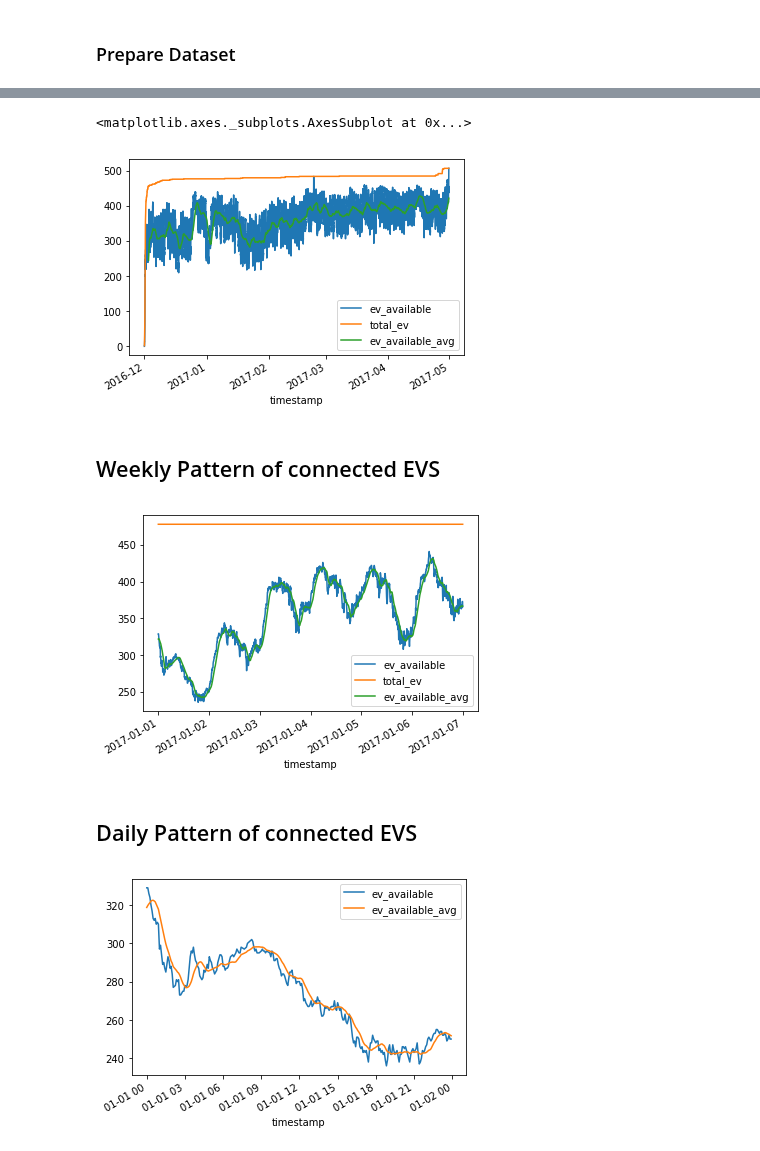
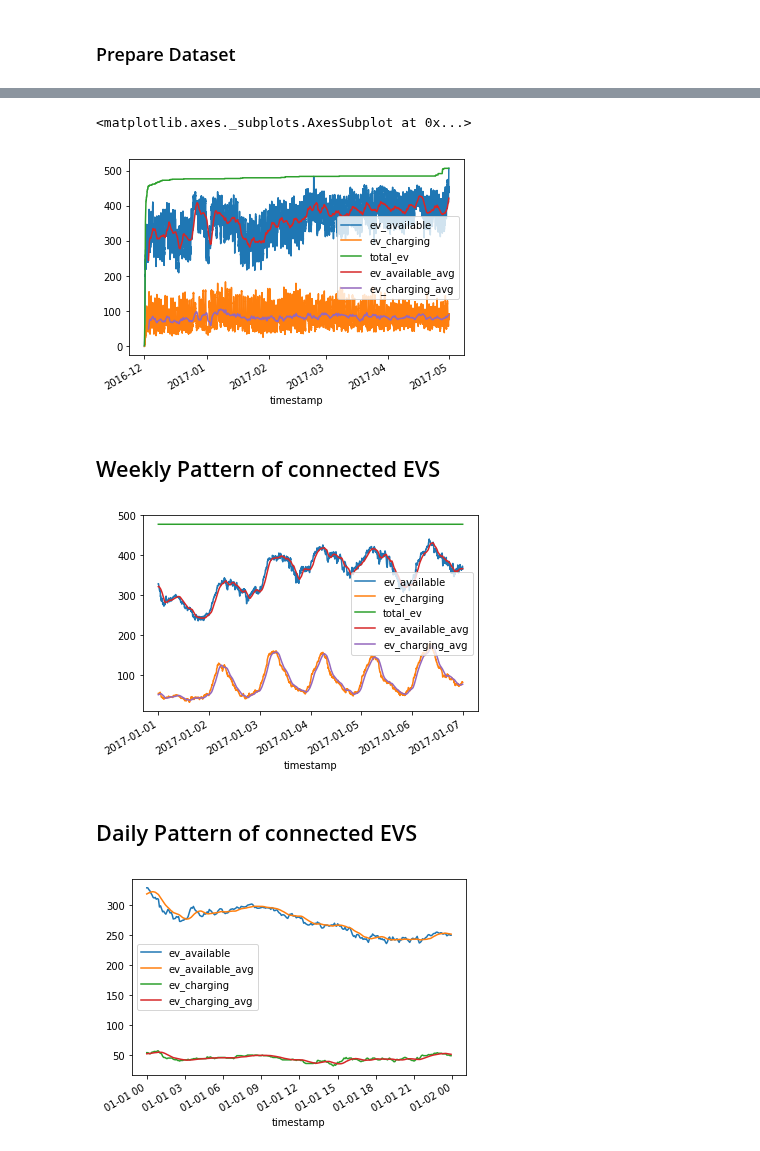
Before and after one commit to indyfree/FleetSim, a Jupyter notebook: notebooks/02-Car2Go.ipynb, the cells around one changed output, grey strips where cells are left out. Saved outputs shown, nothing was run; the diff lists cells and outputs as text; code cells hidden in the pictures.

```diff
--- a/notebooks/02-Car2Go.ipynb
+++ b/notebooks/02-Car2Go.ipynb
@@ -95,7 +73,7 @@ df.reset_index().set_index('start_time').sort_index().head(20000)
 # %%
 %%time
 available = set()
-charging = {}
+charging = set()
 total = set()
 
 df_charging = list()
@@ -107,15 +85,24 @@ for t in timeslots:
 
     evs_start = set(df[df['start_time'] == t].EV)
     total.update(evs_start)
+    # EVs start trip so make them non-available
     available.difference_update(evs_start)
-
-    evs_end = set(df[df['end_time'] == t].EV)
-    available.update(evs_end)
-
-    df_charging.append((t, len(available), len(total)))
+    charging.difference_update(evs_start)
 
 
-df_charging = pd.DataFrame(df_charging, columns=['timestamp', 'ev_available', 'total_ev'])
+    # EVs end trip so make them available
+    trips_end = df.loc[df['end_time'] == t]
+    available.update(set(trips_end.EV))
+
+    # Also track EVs which parked at a charging station
+    trips_end_charging = df.loc[(df['end_time'] == t) & (df['end_charging'] == 1)]
+    charging.update(set(trips_end_charging.EV))
+
+    # Save number of available EVs
+    df_charging.append((t, len(available), len(charging), len(total)))
+
+
+df_charging = pd.DataFrame(df_charging, columns=['timestamp', 'ev_available', 'ev_charging', 'total_ev'])
 df_charging.timestamp = df_charging.timestamp.apply(lambda x: datetime.fromtimestamp(x))
 df_charging = df_charging.set_index('timestamp').sort_index()
 # %% [output]
@@ -124,10 +111,11 @@ Wall time: 1min 21s
 # %%
 DAY = 12*24
 df_charging['ev_available_avg'] = df_charging['ev_available'].rolling(window=2*DAY).mean()
+df_charging['ev_charging_avg'] = df_charging['ev_charging'].rolling(window=2*DAY).mean()
 df_charging.plot()
 # %% [output]
 <matplotlib.axes._subplots.AxesSubplot at 0x...>
-[figure, old version]
+[figure, new version]
 # %% [markdown]
 ## Weekly Pattern of connected EVS
 # %%
@@ -135,9 +123,10 @@ start = df_charging.index.searchsorted(datetime(2017, 1, 1))
 end = df_charging.index.searchsorted(datetime(2017, 1, 7))
 
 df_charging['ev_available_avg'] = df_charging['ev_available'].rolling(window=int(DAY/12)).mean()
+df_charging['ev_charging_avg'] = df_charging['ev_charging'].rolling(window=int(DAY/12)).mean()
 df_charging.iloc[start:end].plot();
 # %% [output]
-[figure, old version]
+[figure, new version]
 # %% [markdown]
 ## Daily Pattern of connected EVS
 # %%
@@ -145,6 +134,7 @@ start = df_charging.index.searchsorted(datetime(2017, 1, 1))
 end = df_charging.index.searchsorted(datetime(2017, 1, 2))
 
 df_charging['ev_available_avg'] = df_charging['ev_available'].rolling(window=int(DAY/12/2)).mean()
-df_charging.iloc[start:end]['ev_available', 'ev_available_avg']].plot();
+df_charging['ev_charging_avg'] = df_charging['ev_charging'].rolling(window=int(DAY/12/2)).mean()
+df_charging.iloc[start:end][['ev_available', 'ev_available_avg', 'ev_charging', 'ev_charging_avg']].plot();
 # %% [output]
-[figure, old version]
+[figure, new version]
```
Also changed, not shown: parts of 2 cells of this notebook.
